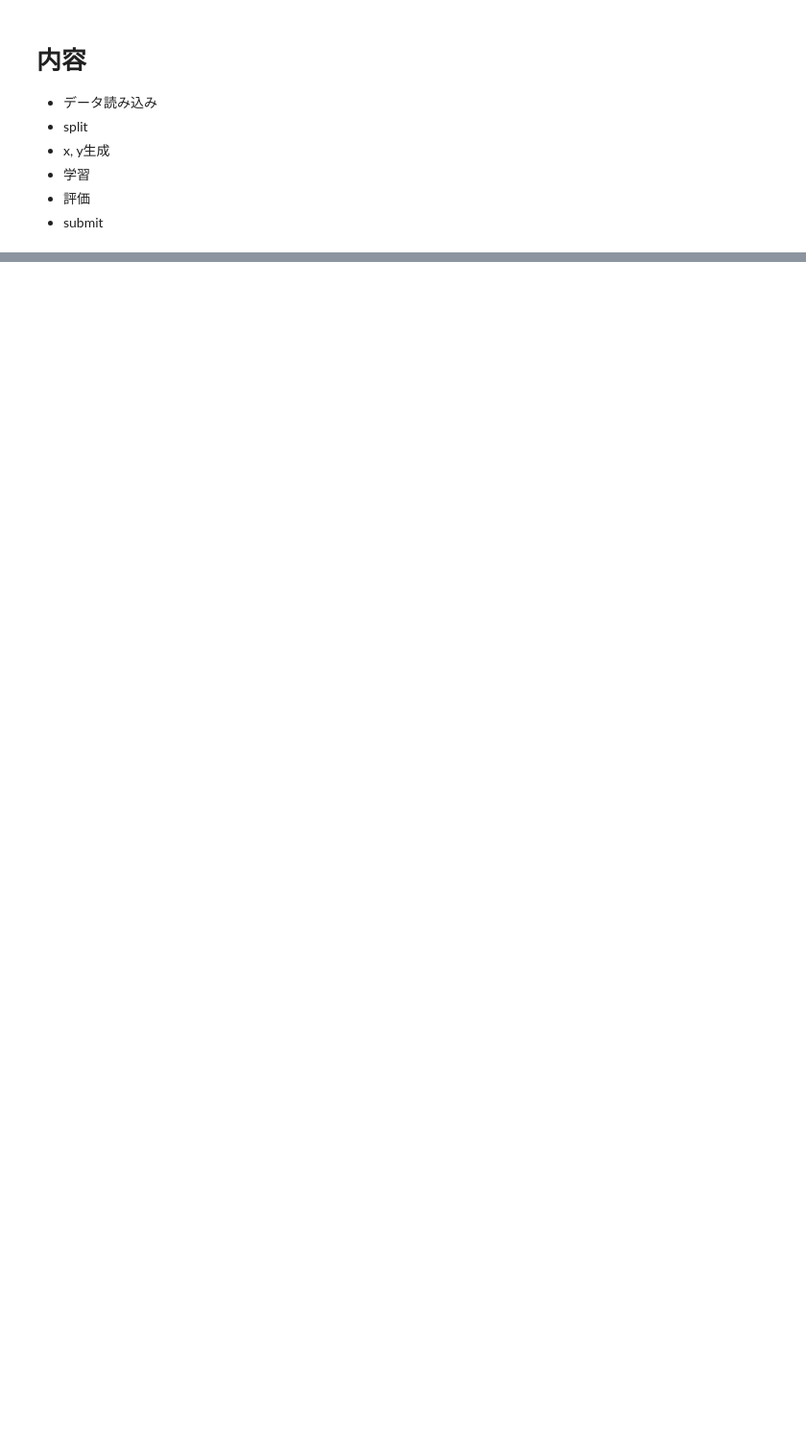
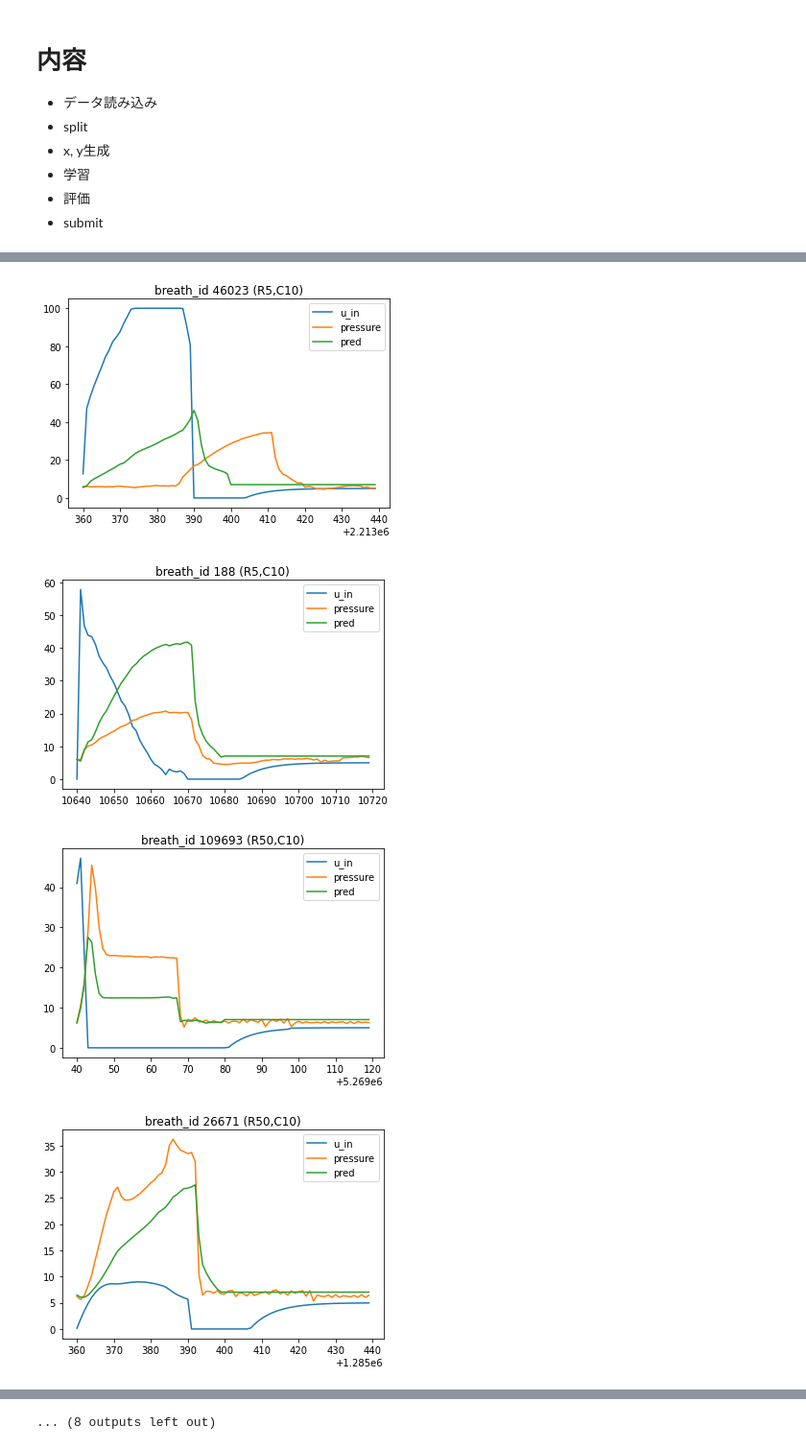
Before and after one commit to statsu1990/kaggle_ventilator_pressure_prediction, a Jupyter notebook: experiments/exp_v00_00_00/main.ipynb, the cells around one changed output, grey strips where cells are left out. Shown: that part at 96% size. Saved outputs shown, nothing was run; the diff lists cells and outputs as text; code cells hidden in the pictures; blank space fills up the shorter version.

```diff
--- a/experiments/exp_v00_00_00/main.ipynb
+++ b/experiments/exp_v00_00_00/main.ipynb
@@ -203,0 +225,9 @@ lr  0.001
+# %%
+n_plot = 20
+for i in range(n_plot):
+    ev.plot_breath(breath_mae.index[i])
+# %% [output]
+[figure, added]
+[figure, added]
+[figure, added]
+[figure, added]
@@ -203,0 +242 @@ lr  0.001
+... (8 outputs left out)
```
Also changed, not shown: parts of 11 cells of this notebook, 1 other file.
